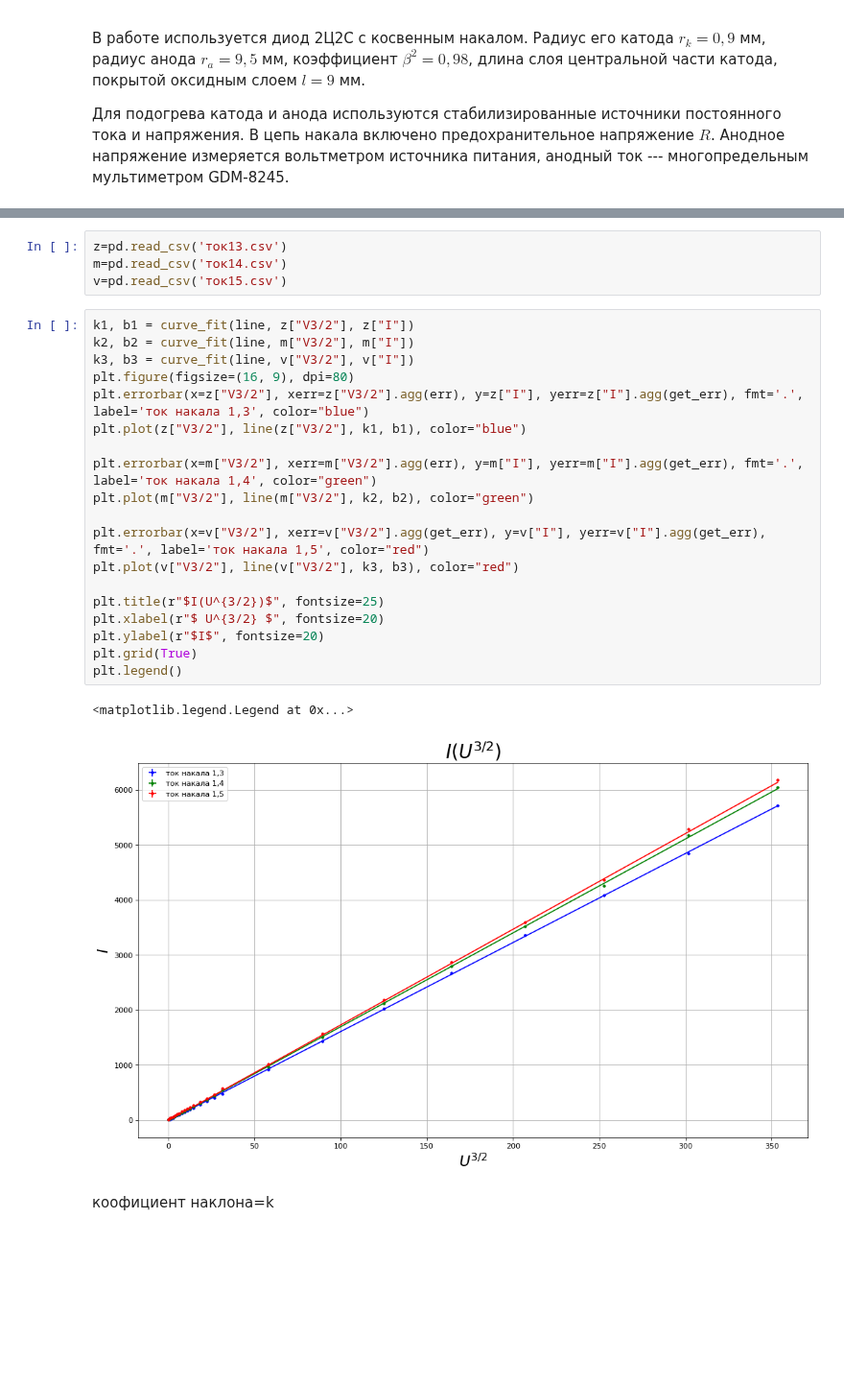
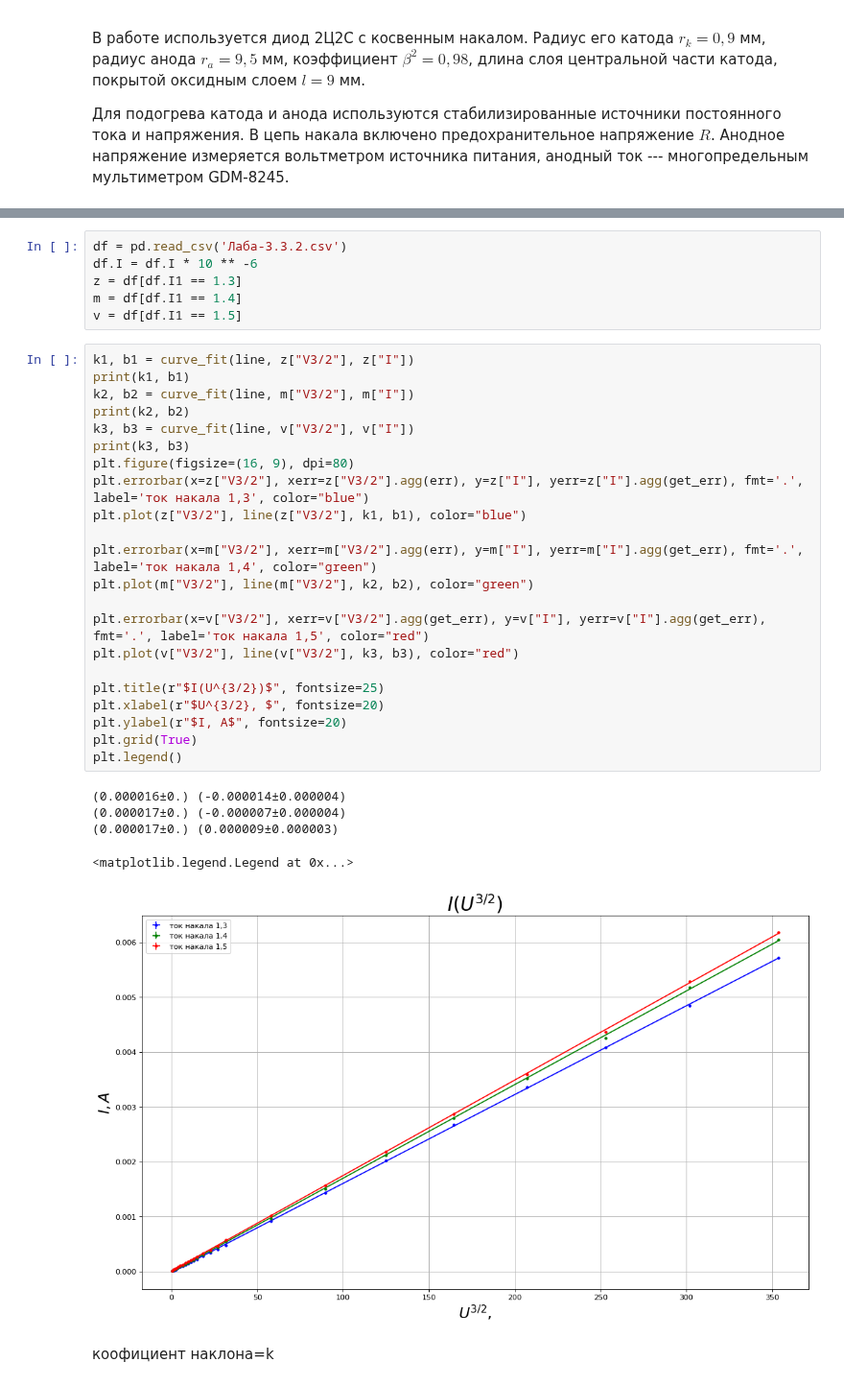
Before and after one commit to skolkovo-bba/labs3, a Jupyter notebook: 3.3.2/3.3.2.ipynb, the cells around one changed output, grey strips where cells are left out. Shown at 96% size. Cells and saved outputs as stored; diff of their text form; blank space fills up the shorter version.

```diff
--- a/3.3.2/3.3.2.ipynb
+++ b/3.3.2/3.3.2.ipynb
@@ -46,31 +45,39 @@ import matplotlib.pyplot as plt
 from labs import *
 from statistics import stdev
-# %%
-z=pd.read_csv('ток13.csv')
-m=pd.read_csv('ток14.csv')
-v=pd.read_csv('ток15.csv')
+# %%
+df = pd.read_csv('Лаба-3.3.2.csv')
+df.I = df.I * 10 ** -6
+z = df[df.I1 == 1.3]
+m = df[df.I1 == 1.4]
+v = df[df.I1 == 1.5]
 # %%
 k1, b1 = curve_fit(line, z["V3/2"], z["I"])
+print(k1, b1)
 k2, b2 = curve_fit(line, m["V3/2"], m["I"])
+print(k2, b2)
 k3, b3 = curve_fit(line, v["V3/2"], v["I"])
+print(k3, b3)
 plt.figure(figsize=(16, 9), dpi=80)
 plt.errorbar(x=z["V3/2"], xerr=z["V3/2"].agg(err), y=z["I"], yerr=z["I"].agg(get_err), fmt='.', label='ток накала 1,3', color="blue")
 plt.plot(z["V3/2"], line(z["V3/2"], k1, b1), color="blue")
 
 plt.errorbar(x=m["V3/2"], xerr=m["V3/2"].agg(err), y=m["I"], yerr=m["I"].agg(get_err), fmt='.', label='ток накала 1,4', color="green")
 plt.plot(m["V3/2"], line(m["V3/2"], k2, b2), color="green")
 
 plt.errorbar(x=v["V3/2"], xerr=v["V3/2"].agg(get_err), y=v["I"], yerr=v["I"].agg(get_err), fmt='.', label='ток накала 1,5', color="red")
 plt.plot(v["V3/2"], line(v["V3/2"], k3, b3), color="red")
 
 plt.title(r"$I(U^{3/2})$", fontsize=25)
-plt.xlabel(r"$ U^{3/2} $", fontsize=20)
-plt.ylabel(r"$I$", fontsize=20)
+plt.xlabel(r"$U^{3/2}, $", fontsize=20)
+plt.ylabel(r"$I, А$", fontsize=20)
 plt.grid(True)
 plt.legend()
 # %% [output]
-<matplotlib.legend.Legend at 0x...>
+(0.000016±0.) (-0.000014±0.000004)
+(0.000017±0.) (-0.000007±0.000004)
+(0.000017±0.) (0.000009±0.000003)
+<matplotlib.legend.Legend at 0x...>
-[figure, old version]
+[figure, new version]
 # %% [markdown]
 коофициент наклона=k
 # %% [markdown]
```
Also changed, not shown: parts of 5 cells of this notebook.
